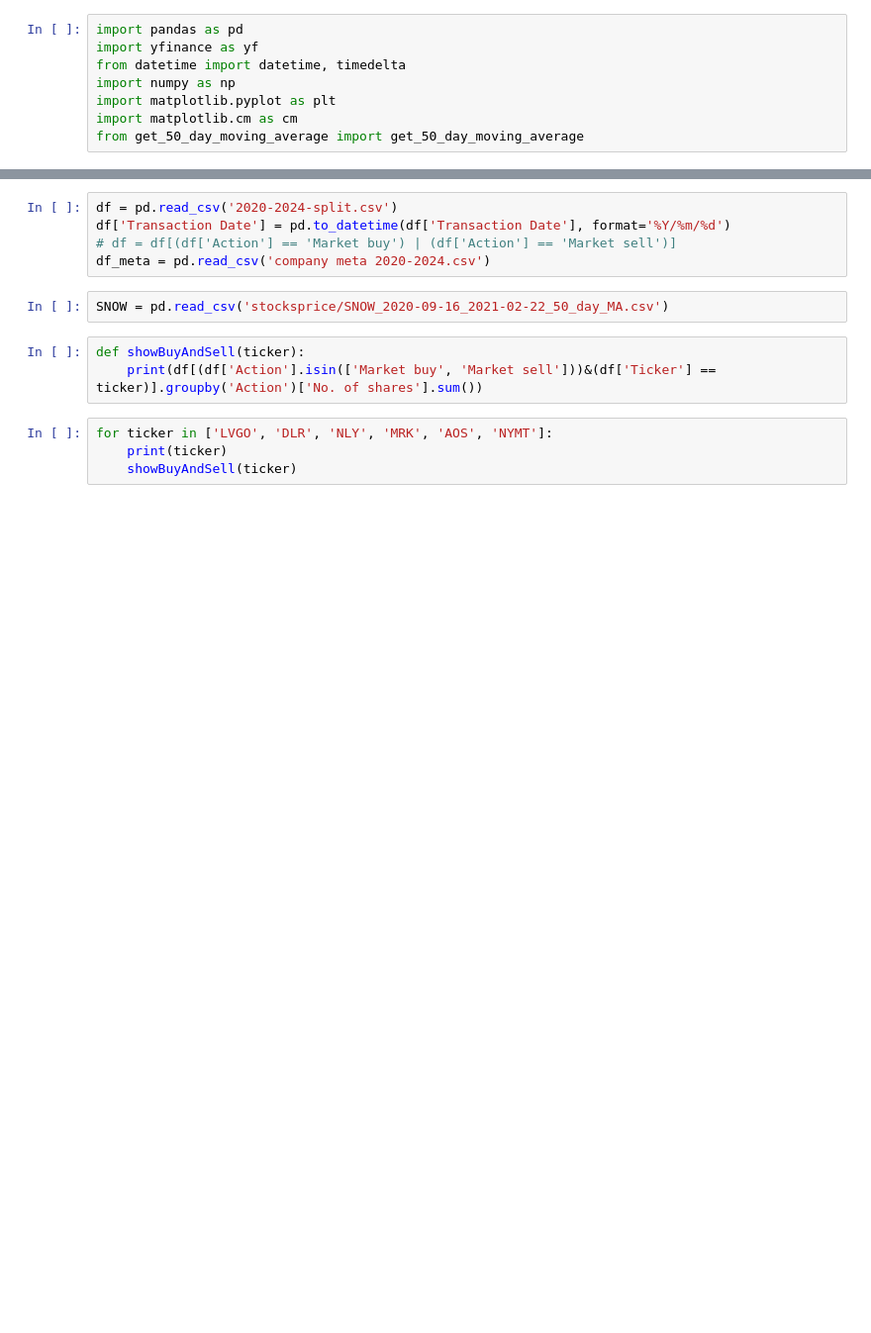
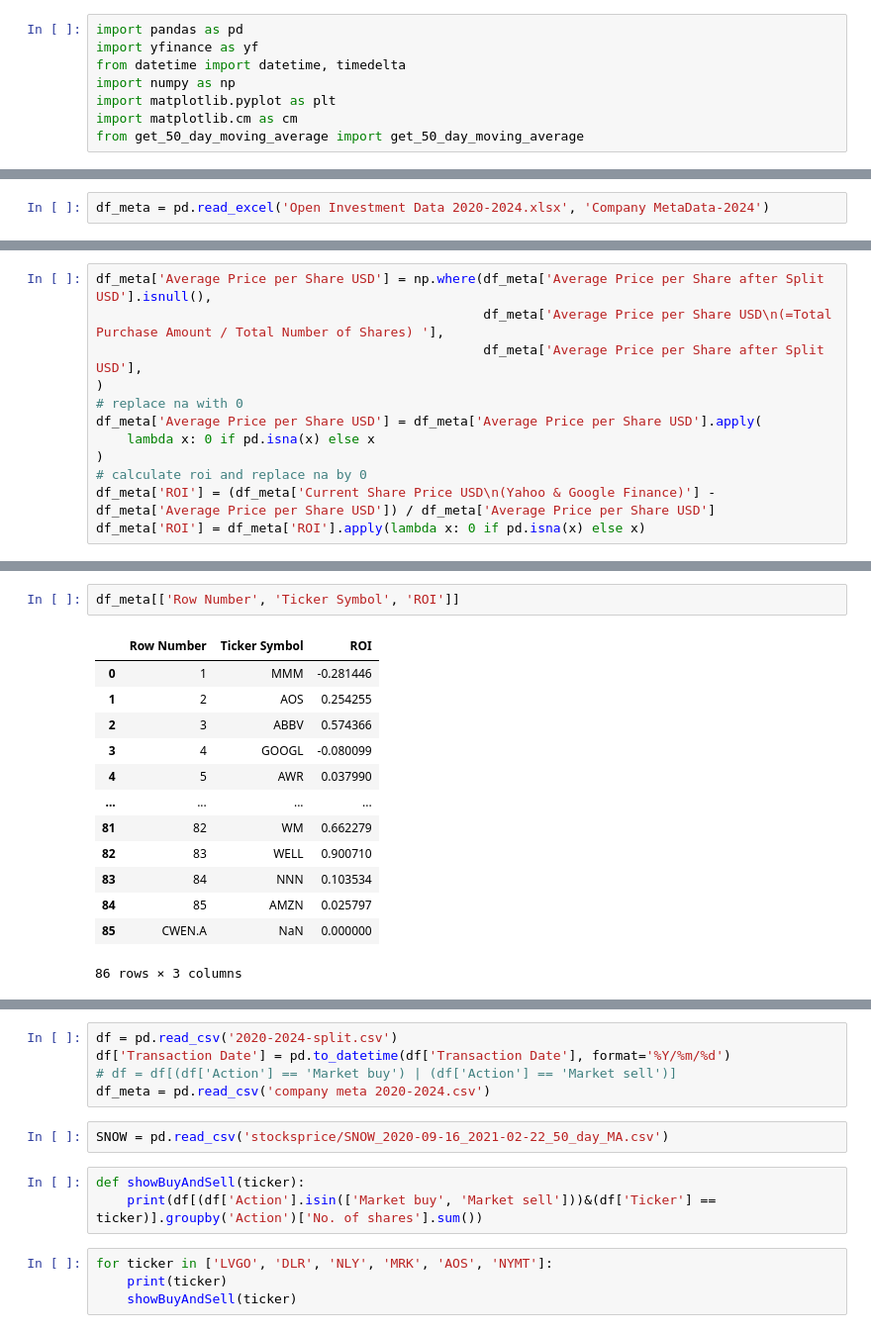
Before and after one commit to TomTomMao/finvis, a Jupyter notebook: data.ipynb, the cells around one changed output, grey strips where cells are left out. Shown: that part at 99% size. Saved outputs shown, nothing was run; the diff lists cells and outputs as text; blank space fills up the shorter version.

Commit message:
replace df_meta source file using xlsx file, updated the code to fit it

```diff
--- a/data.ipynb
+++ b/data.ipynb
@@ -8,0 +15,2 @@ from get_50_day_moving_average import get_50_day_moving_average
+# %%
+df_meta = pd.read_excel('Open Investment Data 2020-2024.xlsx', 'Company MetaData-2024')
@@ -8,0 +39,12 @@ from get_50_day_moving_average import get_50_day_moving_average
+# %%
+df_meta['Average Price per Share USD'] = np.where(df_meta['Average Price per Share after Split USD'].isnull(),
+                                                  df_meta['Average Price per Share USD\n(=Total Purchase Amount / Total Number of Shares) '],
+                                                  df_meta['Average Price per Share after Split USD'],
+)
+# replace na with 0
+df_meta['Average Price per Share USD'] = df_meta['Average Price per Share USD'].apply(
+    lambda x: 0 if pd.isna(x) else x
+)
+# calculate roi and replace na by 0
+df_meta['ROI'] = (df_meta['Current Share Price USD\n(Yahoo & Google Finance)'] - df_meta['Average Price per Share USD']) / df_meta['Average Price per Share USD']
+df_meta['ROI'] = df_meta['ROI'].apply(lambda x: 0 if pd.isna(x) else x)
@@ -8,0 +60,16 @@ from get_50_day_moving_average import get_50_day_moving_average
+# %%
+df_meta[['Row Number', 'Ticker Symbol', 'ROI']]
+# %% [output]
+|  | Row Number | Ticker Symbol | ROI |
+| 0 | 1 | MMM | -0.281446 |
+| 1 | 2 | AOS | 0.254255 |
+| 2 | 3 | ABBV | 0.574366 |
+| 3 | 4 | GOOGL | -0.080099 |
+| 4 | 5 | AWR | 0.037990 |
+| ... | ... | ... | ... |
+| 81 | 82 | WM | 0.662279 |
+| 82 | 83 | WELL | 0.900710 |
+| 83 | 84 | NNN | 0.103534 |
+| 84 | 85 | AMZN | 0.025797 |
+| 85 | CWEN.A | NaN | 0.000000 |
+86 rows × 3 columns
```
Also changed, not shown: parts of 7 cells of this notebook, 4 other files.
